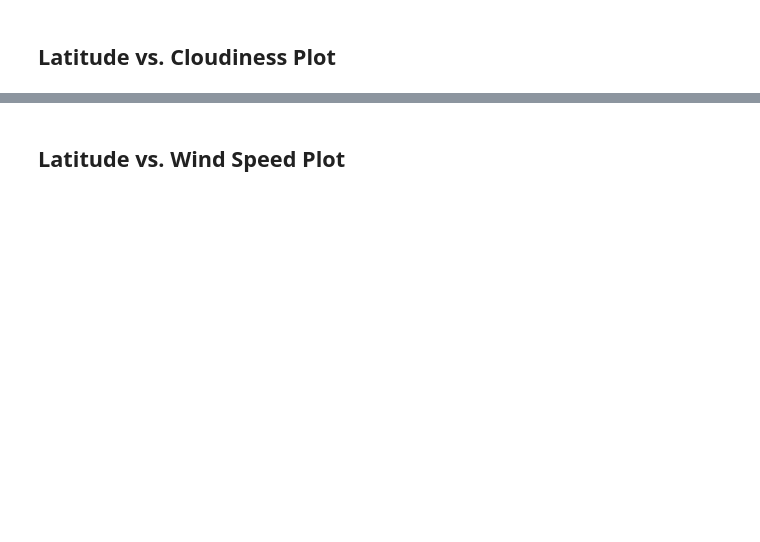
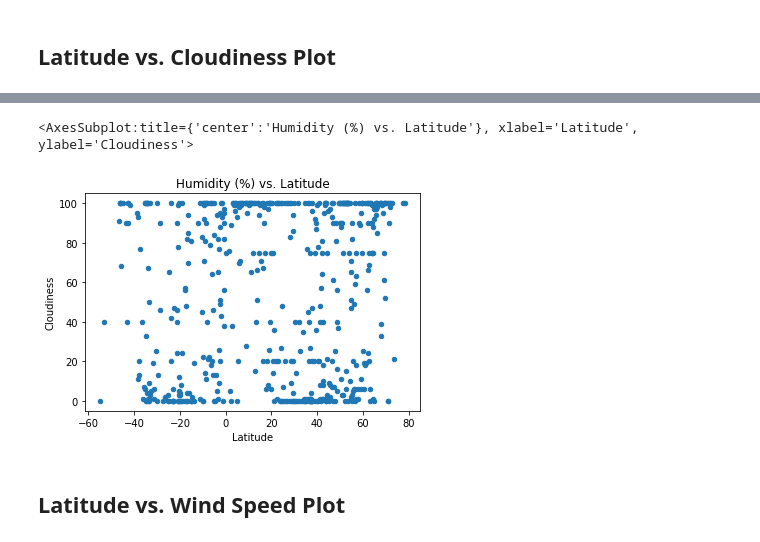
Before and after one commit to 86burke/python-api-challenge, a Jupyter notebook: Instructions/starter_code/WeatherPy.ipynb, the cells around one changed output, grey strips where cells are left out. Drawn from its saved outputs; the diff is of its cells as text; code cells hidden in the pictures; blank space fills up the shorter version.

```diff
--- a/Instructions/starter_code/WeatherPy.ipynb
+++ b/Instructions/starter_code/WeatherPy.ipynb
@@ -213,2 +214,9 @@ lat_vs_temp.get_figure().savefig("../output_data/Temp_vs_Latitude_All_Cities.png
+# %%
+lat_vs_cloudy = city_df.plot(kind="scatter", x="Latitude", y="Cloudiness",
+                                      title="Humidity (%) vs. Latitude")
+lat_vs_cloudy
+# %% [output]
+<AxesSubplot:title={'center':'Humidity (%) vs. Latitude'}, xlabel='Latitude', ylabel='Cloudiness'>
+[figure, added]
 # %% [markdown]
 ## Latitude vs. Wind Speed Plot
```
Also changed, not shown: parts of 7 cells of this notebook, 5 other files.
